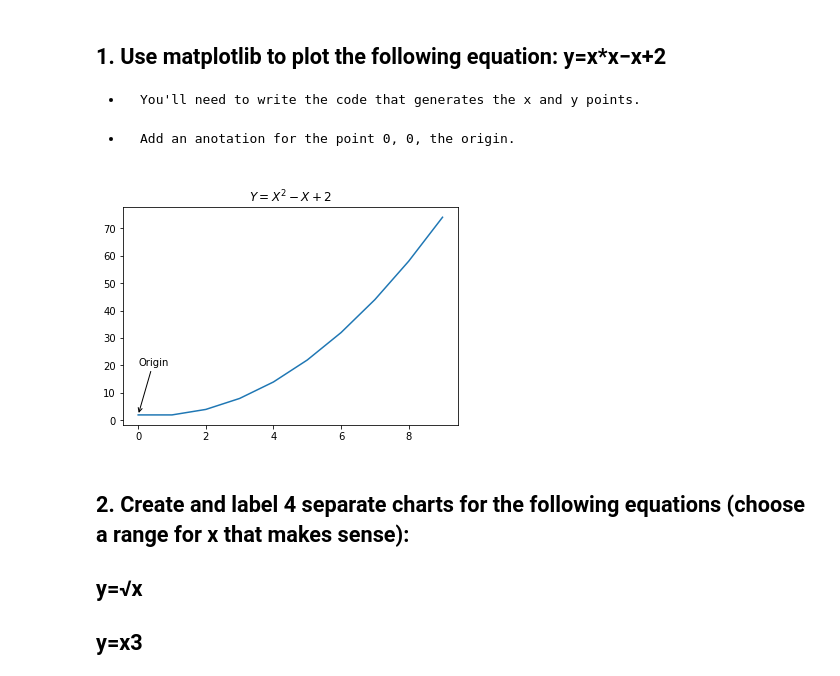
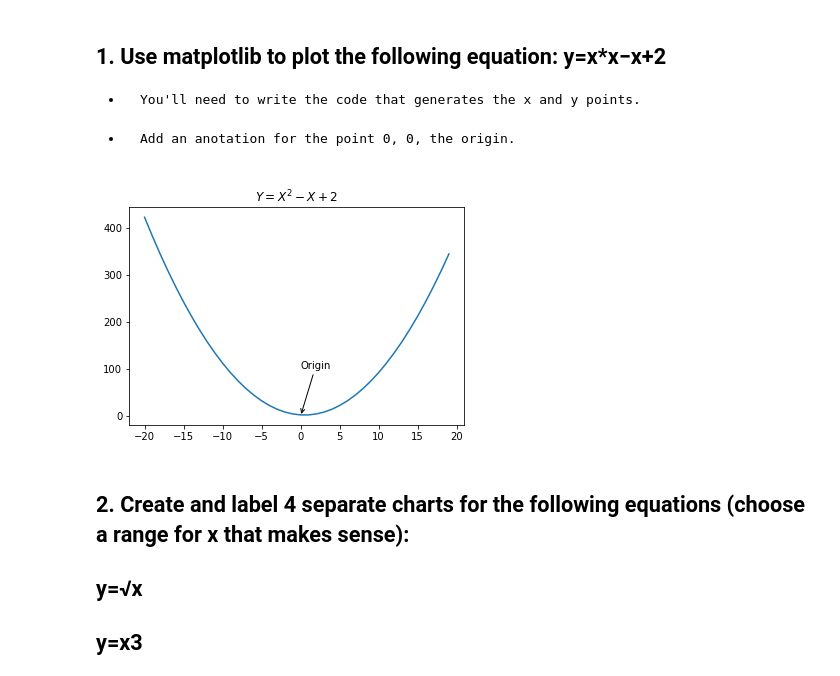
Before and after one commit to CSolitaire/numpy-pandas-visualization-exercises, a Jupyter notebook: matplotlib_exercises.ipynb, the cells around one changed output. Cells and saved outputs as stored; diff of their text form; code cells hidden in the pictures.

```diff
--- a/matplotlib_exercises.ipynb
+++ b/matplotlib_exercises.ipynb
@@ -7,14 +7,14 @@ import math as m
 -     You'll need to write the code that generates the x and y points.
 -     Add an anotation for the point 0, 0, the origin.
 # %%
-x = range(0,10)
+x = range(-20,20)
 y = [(n * n) - n + 2 for n in x]
 plt.plot(x,y)
-plt.annotate('Origin', xy = (0,2), xytext = (0,20), arrowprops = {'arrowstyle':'->'})
+plt.annotate('Origin', xy = (0,0), xytext = (0,100), arrowprops = {'arrowstyle':'->'})
 plt.title ('$Y=X^2-X+2$')
 plt.show()
 # %% [output]
-[figure, old version]
+[figure, new version]
 # %% [markdown]
 ## 2. Create and label 4 separate charts for the following equations (choose a range for x that makes sense):
 
```
Also changed, not shown: parts of 5 cells of this notebook.
